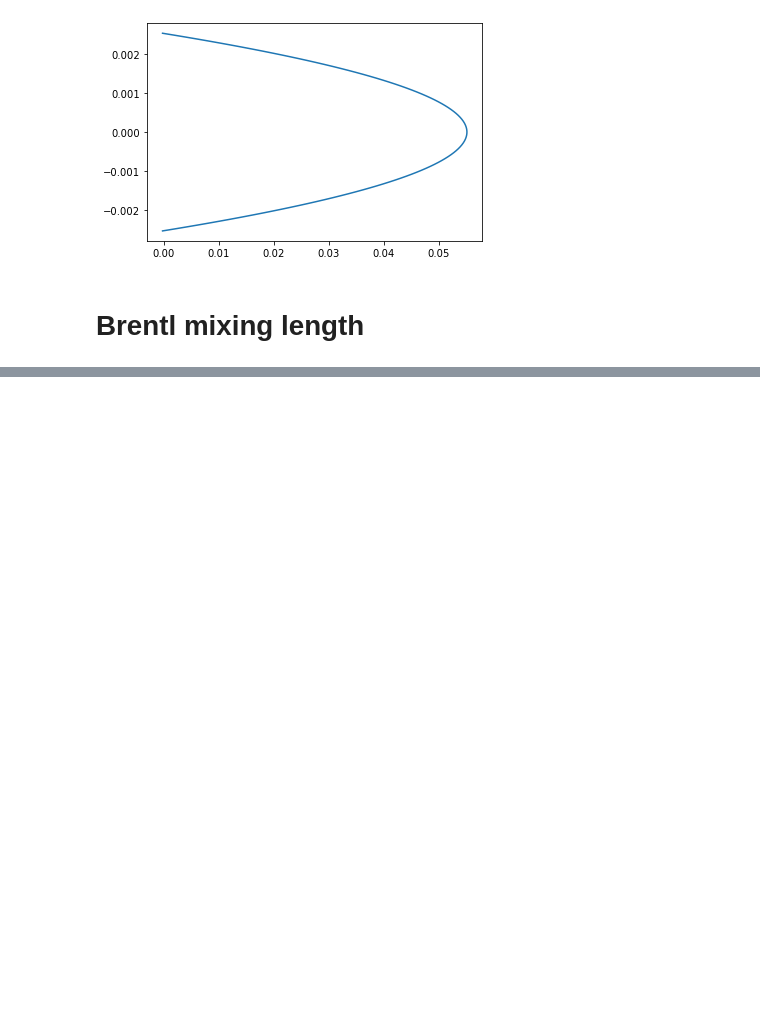
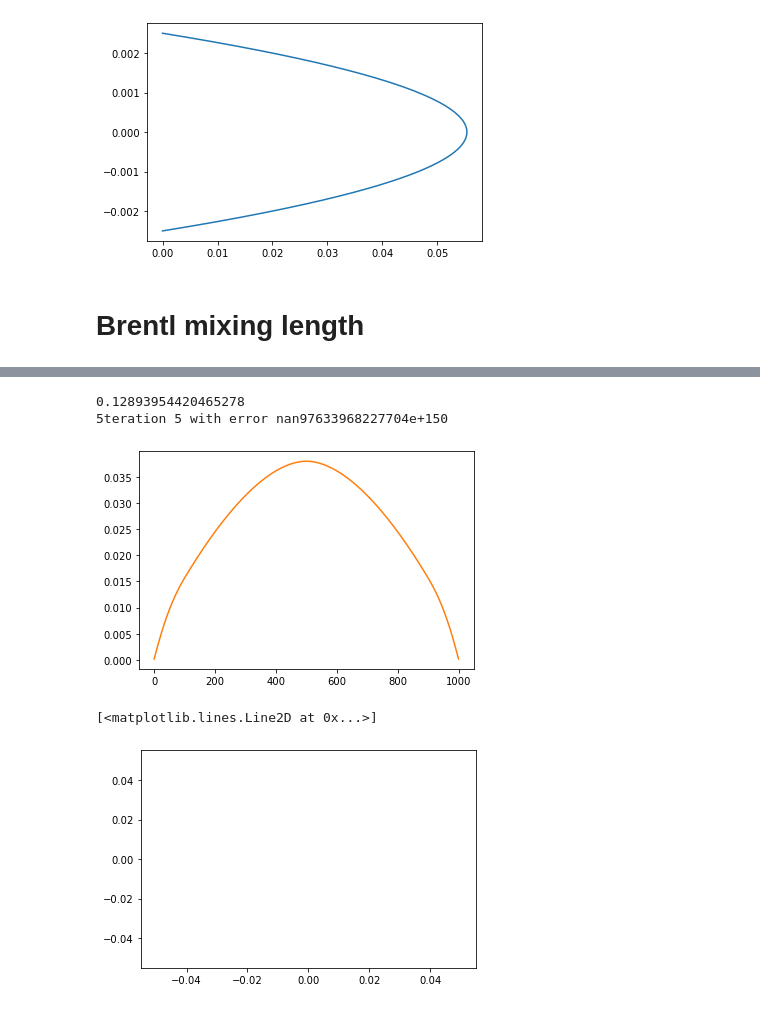
Before and after one commit to Toothpastefairy/comp_multphase_flow, a Jupyter notebook: bloodyguys.ipynb, the cells around one changed output, grey strips where cells are left out. Drawn from its saved outputs; the diff is of its cells as text; code cells hidden in the pictures; blank space fills up the shorter version.

Commit message:
adding the good ol wall funct

```diff
--- a/bloodyguys.ipynb
+++ b/bloodyguys.ipynb
@@ -125,0 +187,52 @@ plt.show()
+# %%
+# Define constants
+kappa = 0.41
+E = 9.8
+nu = mu_turbulent / system.rho
+B = 5.0
+
+# Velocity profile
+velocity_new = velocity_turbulent
+
+# First round of calculating variables
+u_1 = velocity_new[1]
+lamberts_factor = abs(lambertw(u_1 * system.y_wall[1] * kappa * np.exp(kappa * B ) / nu[1]))
+u_tau = kappa * u_1 / lamberts_factor
+y_plus = system.y_wall * u_tau / nu
+print(y_plus[1])
+
+# Define reference tau_w
+tau_ref = system.pressure_difference[0] * y_end / 2
+
+error  = 10
+epsilon = 1e-7
+i=0
+while error > epsilon:
+  velocity_old = velocity_new
+  # Calculate new constant with u_tau != u_1 in log
+  u_1 = velocity_new[1]
+  lamberts_factor = abs(lambertw(u_1 * system.y_wall[1] * kappa * np.exp(kappa * B ) / nu[1]))
+  u_tau = kappa * u_1 / lamberts_factor
+
+  # Calculate tau_w and new constant
+  tau_w = system.rho * u_tau**2
+  C = tau_w / u_1
+
+  # Velocity shouldn't change on u_1
+  velocity_new = system.simulate_wallfunctions(mu_turbulent, C, tau_w)
+
+  error = np.abs(np.sum(velocity_new - velocity_old) / np.sum(velocity_old))
+  i+=1
+  print("iteration", i, "with error", error, end='\r')
+
+print(i)
+plt.plot(velocity_new[1:-1])
+plt.plot(velocity_turbulent[1:-1])
+plt.show()
+plt.plot(velocity_new - velocity_turbulent)
+# %% [output]
+0.12893954420465278
+5teration 5 with error nan97633968227704e+150
+[figure, added]
+[<matplotlib.lines.Line2D at 0x...>]
+[figure, added]
```
Also changed, not shown: parts of 6 cells of this notebook.
